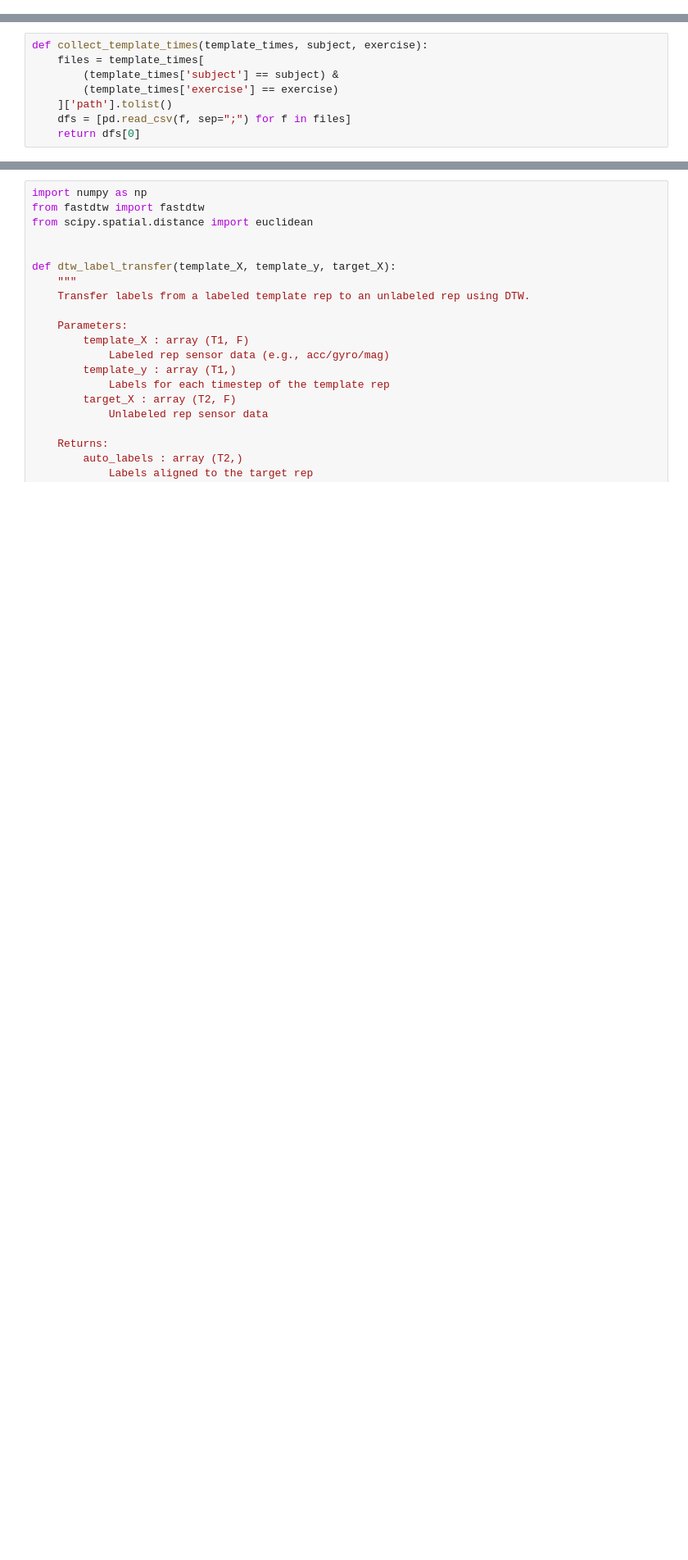
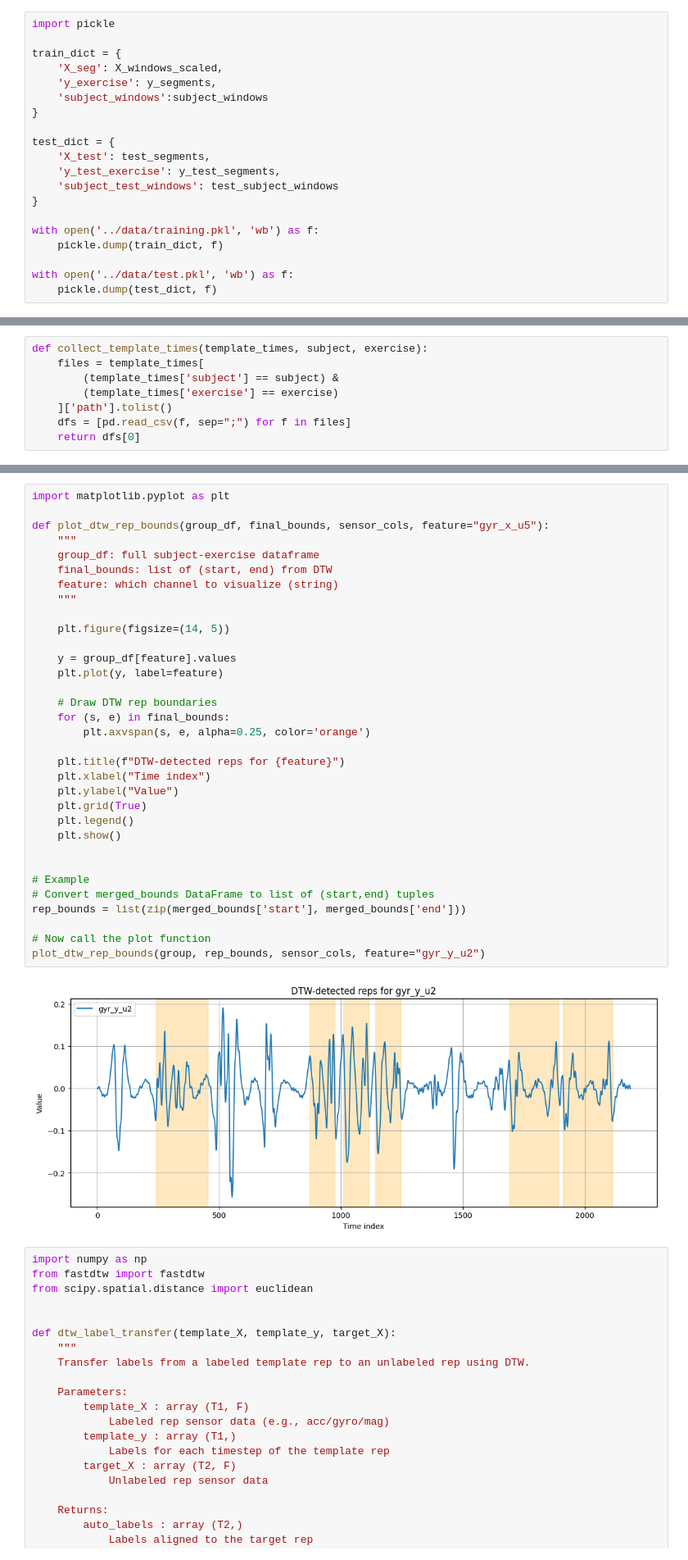
Before and after one commit to HammyLA/cs156-exercise-project, a Jupyter notebook: notebooks/experimental.ipynb, the cells around one changed output, grey strips where cells are left out. Shown at 82% size. Cells and saved outputs as stored; diff of their text form; blank space fills up the shorter version.

```diff
--- a/notebooks/experimental.ipynb
+++ b/notebooks/experimental.ipynb
@@ -350,0 +304,20 @@ Average LOSO accuracy: 0.853
+# %%
+import pickle
+
+train_dict = {
+    'X_seg': X_windows_scaled,
+    'y_exercise': y_segments,
+    'subject_windows':subject_windows
+}
+
+test_dict = {
+    'X_test': test_segments,
+    'y_test_exercise': y_test_segments,
+    'subject_test_windows': test_subject_windows
+}
+
+with open('../data/training.pkl', 'wb') as f:
+    pickle.dump(train_dict, f)
+
+with open('../data/test.pkl', 'wb') as f:
+    pickle.dump(test_dict, f)
@@ -359,3 +612,38 @@ def collect_template_times(template_times, subject, exercise):
+# %%
+import matplotlib.pyplot as plt
+
+def plot_dtw_rep_bounds(group_df, final_bounds, sensor_cols, feature="gyr_x_u5"):
+    """
+    group_df: full subject-exercise dataframe
+    final_bounds: list of (start, end) from DTW
+    feature: which channel to visualize (string)
+    """
+
+    plt.figure(figsize=(14, 5))
+
+    y = group_df[feature].values
+    plt.plot(y, label=feature)
+
+    # Draw DTW rep boundaries
+    for (s, e) in final_bounds:
+        plt.axvspan(s, e, alpha=0.25, color='orange')
+
+    plt.title(f"DTW-detected reps for {feature}")
+    plt.xlabel("Time index")
+    plt.ylabel("Value")
+    plt.grid(True)
+    plt.legend()
+    plt.show()
+
+
+# Example
+# Convert merged_bounds DataFrame to list of (start,end) tuples
+rep_bounds = list(zip(merged_bounds['start'], merged_bounds['end']))
+
+# Now call the plot function
+plot_dtw_rep_bounds(group, rep_bounds, sensor_cols, feature="gyr_y_u2")
+# %% [output]
+[figure, added]
 # %%
 import numpy as np
 from fastdtw import fastdtw
```
Also changed, not shown: parts of 23 cells of this notebook, 4 other files.
